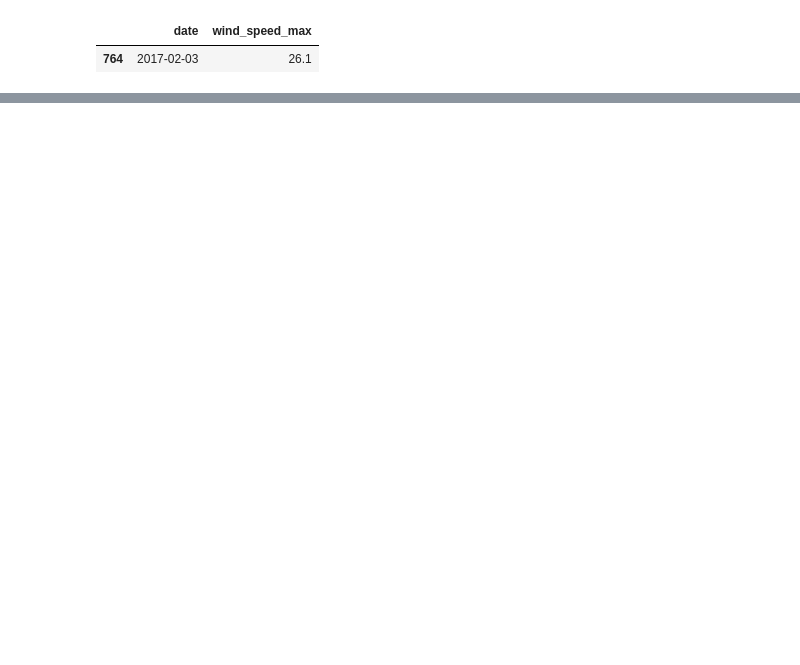
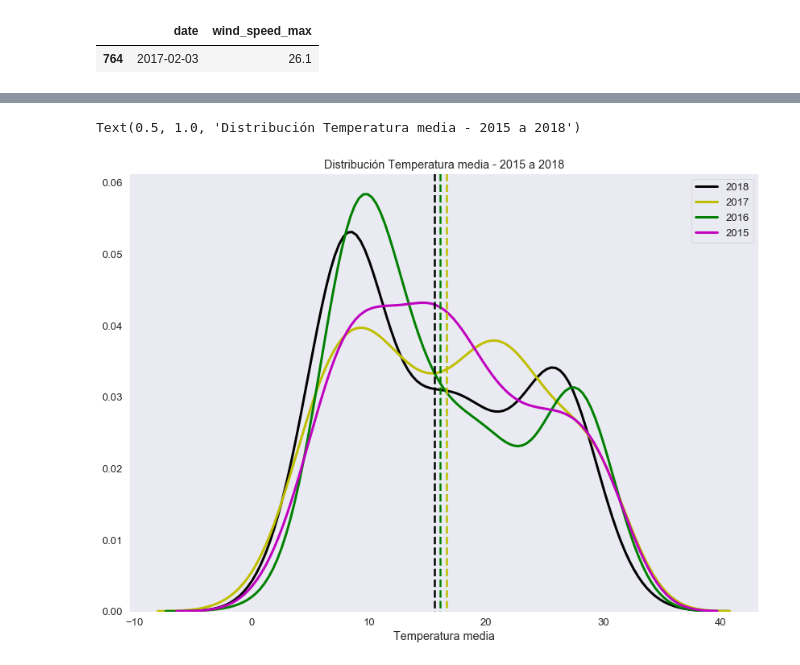
Before and after one commit to devgrla/bicimad, a Jupyter notebook: python/Clima Madrid.ipynb, the cells around one changed output, grey strips where cells are left out. Cells and saved outputs as stored; diff of their text form; code cells hidden in the pictures; blank space fills up the shorter version.

```diff
--- a/python/Clima Madrid.ipynb
+++ b/python/Clima Madrid.ipynb
@@ -238,0 +239,16 @@ sns.set_style("dark")
+# %%
+#distribución de la temperatura media 2018
+tmp = weather_data_copy[weather_data_copy.year == 2018]
+out = sns.distplot(weather_data_copy[weather_data_copy.year == 2018].temp_media, hist=False, kde_kws={"color": "k", "lw": 3, "label": "2018"})
+out = sns.distplot(weather_data_copy[weather_data_copy.year == 2017].temp_media, hist=False, kde_kws={"color": "y", "lw": 3, "label": "2017"})
+out = sns.distplot(weather_data_copy[weather_data_copy.year == 2016].temp_media, hist=False, kde_kws={"color": "g", "lw": 3, "label": "2016"})
+out = sns.distplot(weather_data_copy[weather_data_copy.year == 2015].temp_media, hist=False, kde_kws={"color": "m", "lw": 3, "label": "2015"})
+
+plt.axvline(weather_data_copy[weather_data_copy.year == 2018].temp_media.mean(), 1,0, color= "k", linestyle='--')
+plt.axvline(weather_data_copy[weather_data_copy.year == 2017].temp_media.mean(), 1, 0, color= "y", linestyle='--')
+plt.axvline(weather_data_copy[weather_data_copy.year == 2016].temp_media.mean(), 1, 0, color= "g", linestyle='--')
+plt.xlabel('Temperatura media')
+plt.title('Distribución Temperatura media - 2015 a 2018')
+# %% [output]
+Text(0.5, 1.0, 'Distribución Temperatura media - 2015 a 2018')
+[figure, added]
```
Also changed, not shown: parts of 41 cells of this notebook, 1 other file.
